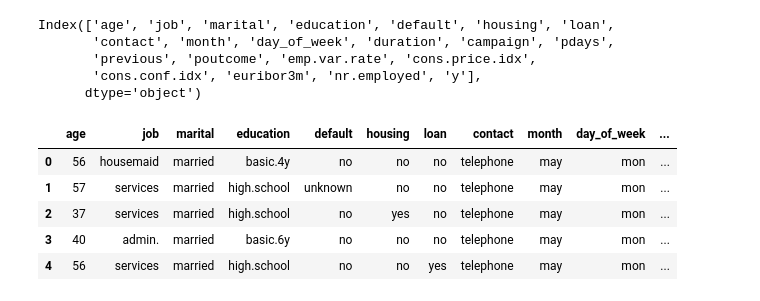
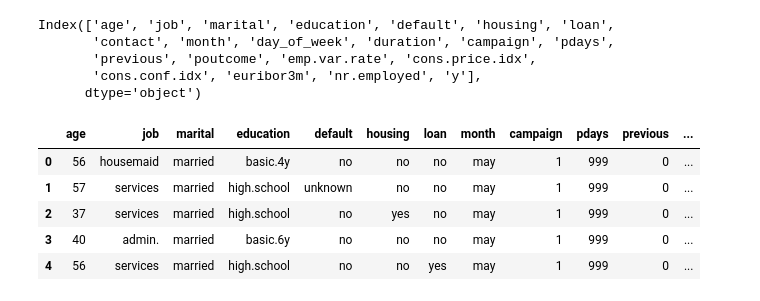
Before and after one commit to Eleiny9/mi-primer-ML, a Jupyter notebook: src/explore.ipynb, the cells around one changed output. Saved outputs shown, nothing was run; the diff lists cells and outputs as text; code cells hidden in the pictures.

```diff
--- a/src/explore.ipynb
+++ b/src/explore.ipynb
@@ -88,18 +130,18 @@ Index(['age', 'job', 'marital', 'education', 'default', 'housing', 'loan',
 # %%
 #Teniendo los siguientes datos:
 #   Datos categoricos: job,  marital, education, default, housing, loan, contact , month, day_of_week, poutcome, y
 #   Datos numericos :age, duration, campaign, pdays , previous, emp.var.rate, cons.price.idx , cons.conf.idx, euribor3m ,  nr.employed
 
 #Nos quedamos con:
-#   Datos categoricos: job,  marital, education, default, housing, loan, contact , month, day_of_week, poutcome, y
-#   Datos numericos :age, campaign , pdays,  previous, emp.var.rate, euribor3m
+#   Datos categoricos: job,  marital, education, default, housing, loan , month, poutcome, y
+#   Datos numericos :age, campaign , pdays,  previous, emp.var.rate, euribor3m , cons.conf.idx
 
-data.drop(['duration', 'cons.price.idx','cons.conf.idx', 'nr.employed'], axis = 1, inplace = True)
+data.drop(['duration', 'cons.price.idx', 'nr.employed', 'contact', 'day_of_week'], axis = 1, inplace = True)
 data.head()
 # %% [output]
-|  | age | job | marital | education | default | housing | loan | contact | month | day_of_week | ... |
-| 0 | 56 | housemaid | married | basic.4y | no | no | no | telephone | may | mon | ... |
-| 1 | 57 | services | married | high.school | unknown | no | no | telephone | may | mon | ... |
-| 2 | 37 | services | married | high.school | no | yes | no | telephone | may | mon | ... |
-| 3 | 40 | admin. | married | basic.6y | no | no | no | telephone | may | mon | ... |
-| 4 | 56 | services | married | high.school | no | no | yes | telephone | may | mon | ... |
+|  | age | job | marital | education | default | housing | loan | month | campaign | pdays | previous | ... |
+| 0 | 56 | housemaid | married | basic.4y | no | no | no | may | 1 | 999 | 0 | ... |
+| 1 | 57 | services | married | high.school | unknown | no | no | may | 1 | 999 | 0 | ... |
+| 2 | 37 | services | married | high.school | no | yes | no | may | 1 | 999 | 0 | ... |
+| 3 | 40 | admin. | married | basic.6y | no | no | no | may | 1 | 999 | 0 | ... |
+| 4 | 56 | services | married | high.school | no | no | yes | may | 1 | 999 | 0 | ... |
```
Also changed, not shown: parts of 10 cells of this notebook.
